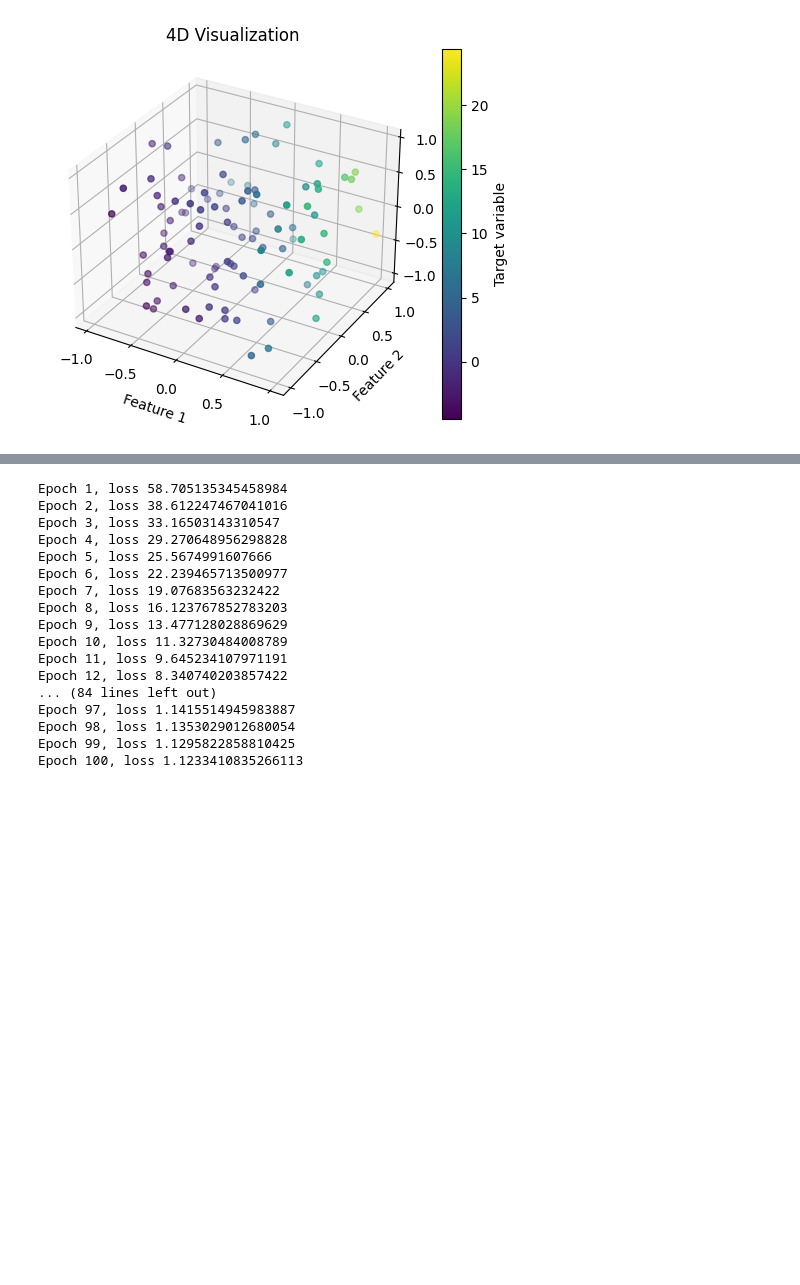
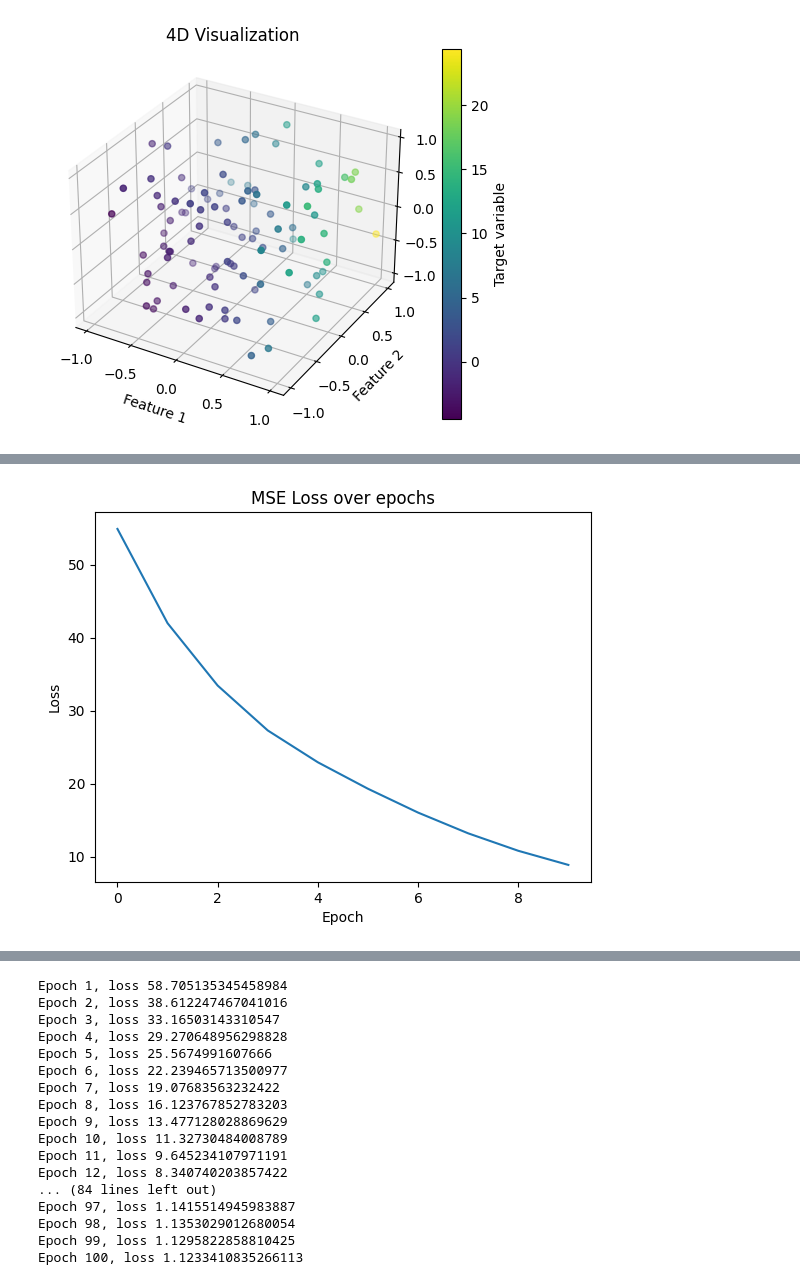
Before and after one commit to neel26desai/basic_neural_networks, a Jupyter notebook: neural_network_with_pytorch.ipynb, the cells around one changed output, grey strips where cells are left out. Drawn from its saved outputs; the diff is of its cells as text; code cells hidden in the pictures; blank space fills up the shorter version.

```diff
--- a/neural_network_with_pytorch.ipynb
+++ b/neural_network_with_pytorch.ipynb
@@ -60 +225,10 @@ visualize_4d_data(x, y_true)
+# %%
+#plot the mse value over each epoch
+plt.plot(np.asarray(loss_history))
+plt.title('MSE Loss over epochs')
+plt.xlabel('Epoch')
+plt.ylabel('Loss')
+plt.show()
+# %% [output]
+[figure, added]
 # %% [markdown]
```
Also changed, not shown: parts of 8 cells of this notebook.
